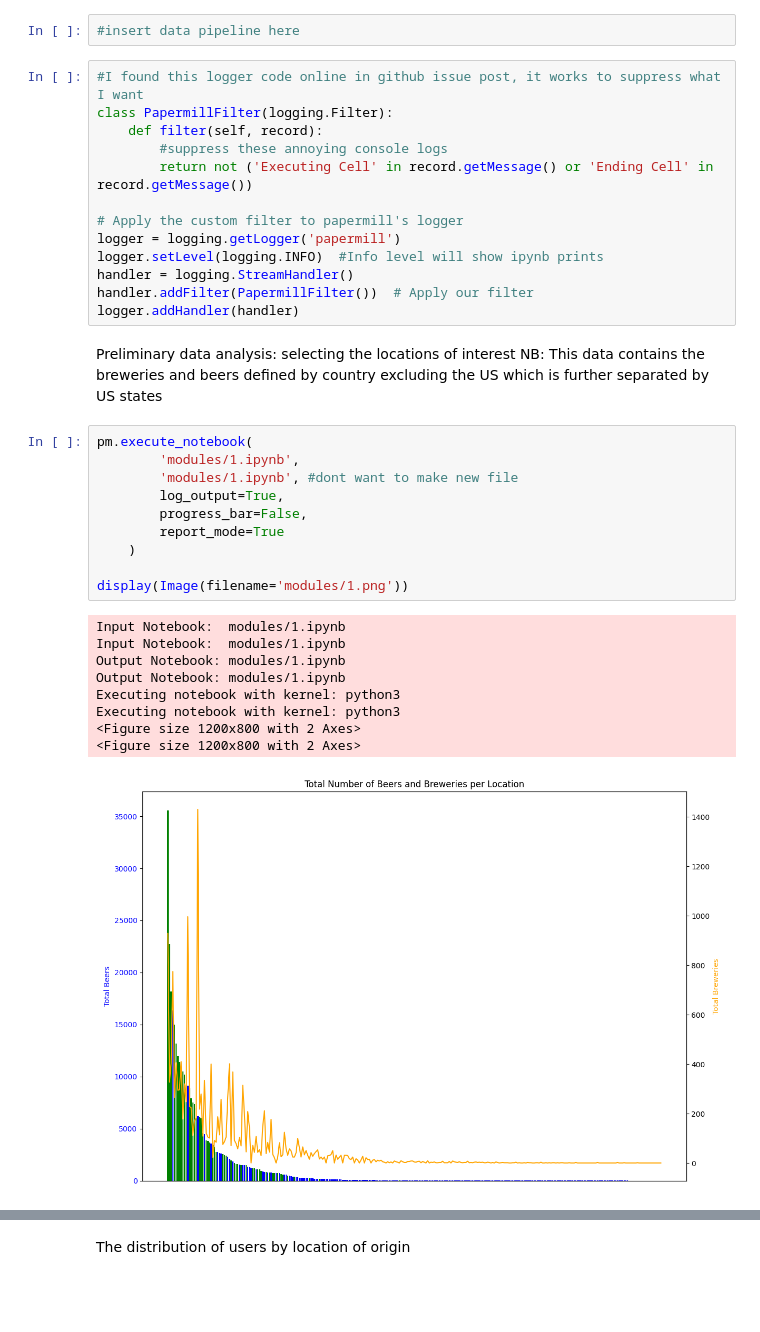
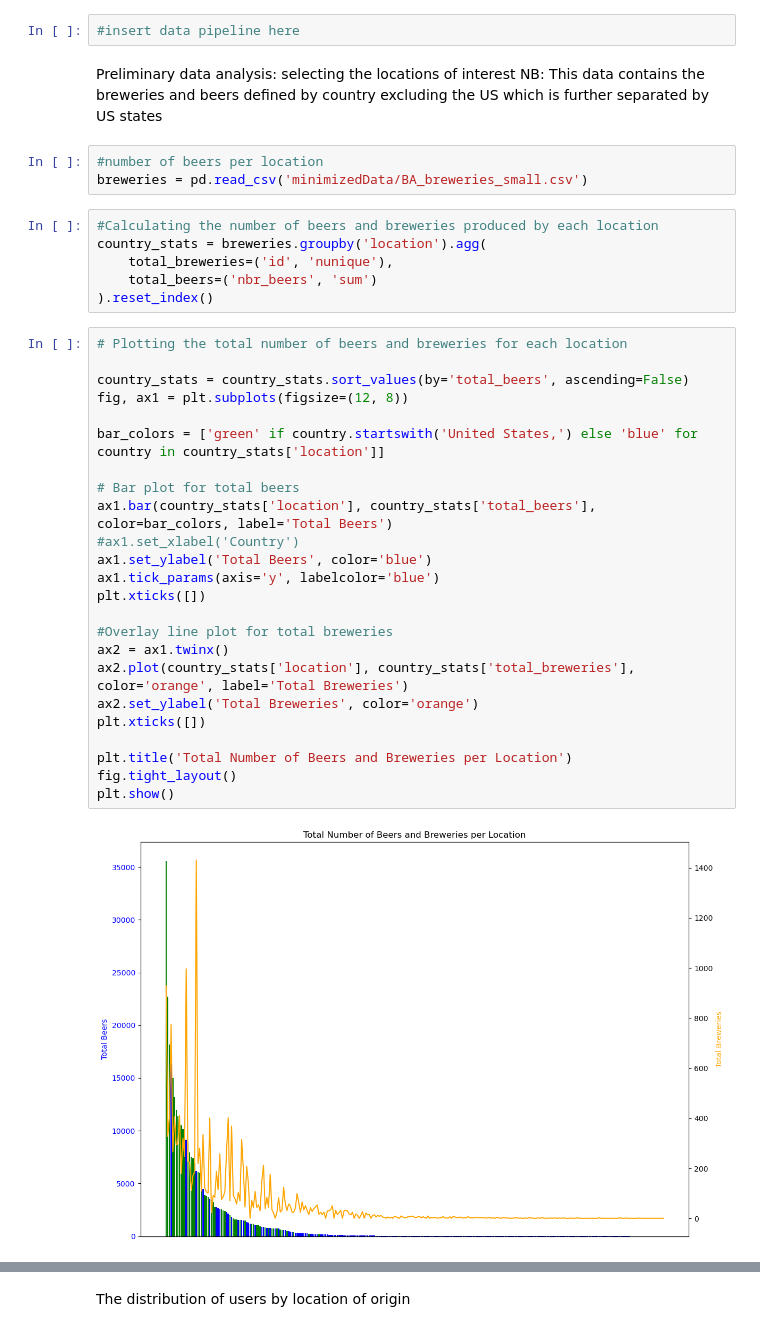
Before and after one commit to epfl-ada/ada-2024-project-x0x0, a Jupyter notebook: results.ipynb, the cells around one changed output, grey strips where cells are left out. Saved outputs shown, nothing was run; the diff lists cells and outputs as text; blank space fills up the shorter version.

```diff
--- a/results.ipynb
+++ b/results.ipynb
@@ -14,39 +11,41 @@ from IPython.display import Image, display
 Data Cleaning Pipeline
 # %%
 #insert data pipeline here
-# %%
-#I found this logger code online in github issue post, it works to suppress what I want
-class PapermillFilter(logging.Filter):
-    def filter(self, record):
-        #suppress these annoying console logs
-        return not ('Executing Cell' in record.getMessage() or 'Ending Cell' in record.getMessage())
-
-# Apply the custom filter to papermill's logger
-logger = logging.getLogger('papermill')
-logger.setLevel(logging.INFO)  #Info level will show ipynb prints
-handler = logging.StreamHandler()
-handler.addFilter(PapermillFilter())  # Apply our filter
-logger.addHandler(handler)
 # %% [markdown]
 Preliminary data analysis: selecting the locations of interest
 NB: This data contains the breweries and beers defined by country excluding the US which is further separated by US states
-# %%
-pm.execute_notebook(
-        'modules/1.ipynb',
-        'modules/1.ipynb', #dont want to make new file
-        log_output=True,
-        progress_bar=False,
-        report_mode=True
-    )
-
-display(Image(filename='modules/1.png'))
-# %% [output]
-Input Notebook:  modules/1.ipynb
-Input Notebook:  modules/1.ipynb
-Output Notebook: modules/1.ipynb
-Output Notebook: modules/1.ipynb
-Executing notebook with kernel: python3
-Executing notebook with kernel: python3
-<Figure size 1200x800 with 2 Axes>
-<Figure size 1200x800 with 2 Axes>
-[figure, removed]
+# %%
+#number of beers per location
+breweries = pd.read_csv('minimizedData/BA_breweries_small.csv')
+# %%
+#Calculating the number of beers and breweries produced by each location
+country_stats = breweries.groupby('location').agg(
+    total_breweries=('id', 'nunique'),
+    total_beers=('nbr_beers', 'sum')
+).reset_index()
+# %%
+# Plotting the total number of beers and breweries for each location
+
+country_stats = country_stats.sort_values(by='total_beers', ascending=False)
+fig, ax1 = plt.subplots(figsize=(12, 8))
+
+bar_colors = ['green' if country.startswith('United States,') else 'blue' for country in country_stats['location']]
+
+# Bar plot for total beers
+ax1.bar(country_stats['location'], country_stats['total_beers'], color=bar_colors, label='Total Beers')
+#ax1.set_xlabel('Country')
+ax1.set_ylabel('Total Beers', color='blue')
+ax1.tick_params(axis='y', labelcolor='blue')
+plt.xticks([])
+
+#Overlay line plot for total breweries
+ax2 = ax1.twinx()
+ax2.plot(country_stats['location'], country_stats['total_breweries'], color='orange', label='Total Breweries')
+ax2.set_ylabel('Total Breweries', color='orange')
+plt.xticks([])
+
+plt.title('Total Number of Beers and Breweries per Location')
+fig.tight_layout()
+plt.show()
+# %% [output]
+[figure, added]
```
Also changed, not shown: parts of 26 cells of this notebook.
